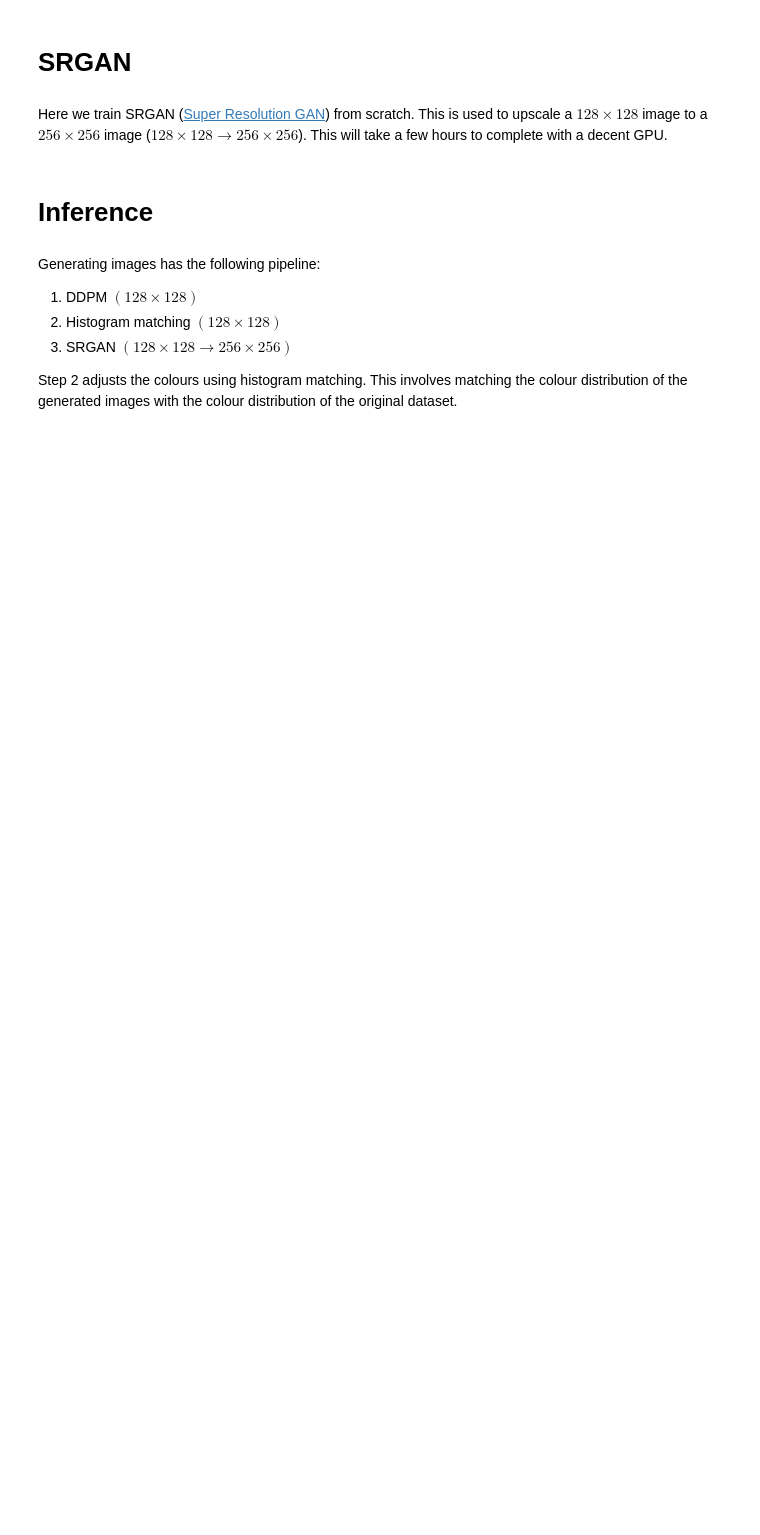
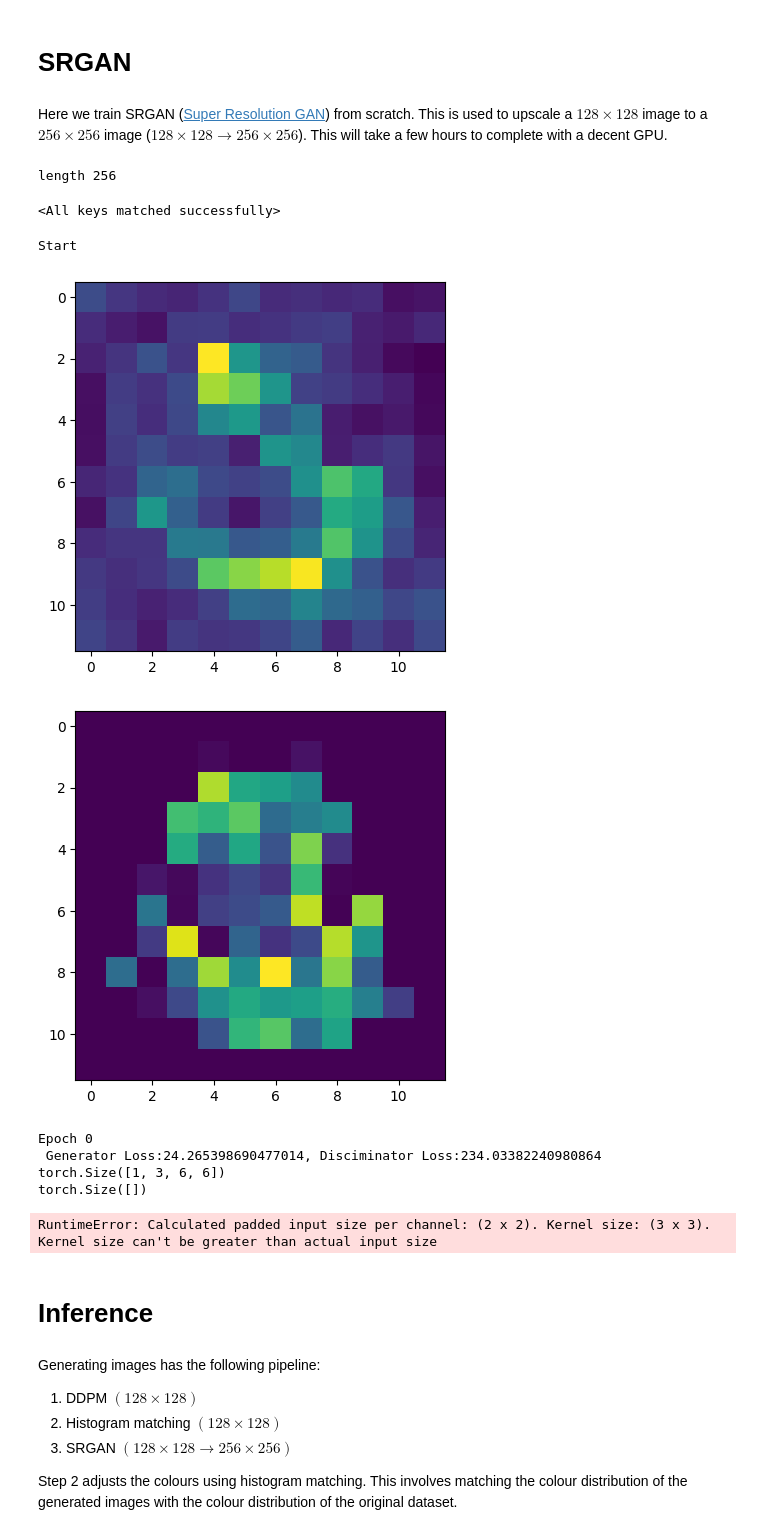
Before and after one commit to budai4medtech/xfetus, a Jupyter notebook: notebooks/difussion-super-resolution-gan/DSRGAN.ipynb, the cells around one changed output. Saved outputs shown, nothing was run; the diff lists cells and outputs as text; code cells hidden in the pictures; blank space fills up the shorter version.

Commit message:
trying to solve RuntimeEror from Runnig your models (#2)

```diff
--- a/notebooks/difussion-super-resolution-gan/DSRGAN.ipynb
+++ b/notebooks/difussion-super-resolution-gan/DSRGAN.ipynb
@@ -430,8 +431,9 @@ Epoch 1 average loss: 0.01040411632334326
 # %% [markdown]
 Here we train SRGAN ([Super Resolution GAN](https://arxiv.org/abs/1609.04802)) from scratch.  This is used to upscale a $128 \times 128$ image to a $256 \times 256$ image ($128 \times 128 \rightarrow 256 \times 256$). This will take a few hours to complete with a decent GPU.
 # %%
+image_size = 12
 # image_size = 28
-image_size = 256
+# image_size = 256
 
 # Number of workers for dataloader
 workers = 8
@@ -479,8 +481,8 @@ transform_ops=transforms.Compose([
                         transforms.Resize([image_size, image_size]),
                         transforms.Normalize(0.5, 0.5), #mean=0.5, std=0.5
                         ])
-original_dataset = FetalPlaneDataset(root_dir=dataroot,
-                            ref=ref,
+original_dataset = FetalPlaneDataset(root_dir=image_dataroot,
+                            ref=image_references,
                             plane=plane,
                             brain_plane=brain_plane,
                             us_machine=us_machine,
@@ -496,6 +498,8 @@ original_images = next(iter(original_dataloader))
 original_images = (original_images[1] + 1) * 127.5
 original_images = original_images.to(device)
 original_images = torch.cat((original_images,original_images,original_images), axis=1)
+# %% [output]
+length 256
 # %%
 
 # -- Degradation function --
@@ -650,7 +654,11 @@ class GeneratorLoss(nn.Module):
         return image_loss + 0.001 * adversarial_loss + 0.006 * perception_loss + 2e-8 * tv_loss
 # %%
 # Calculate the average colour distribution of the original dataset
-image_size = 256
+
+image_size = 12
+# image_size = 28
+# image_size = 256
+
 colour_keys = np.zeros((64,image_size,image_size))
 for i in range(63):
   batch = next(iter(dataloader))
@@ -672,16 +680,19 @@ image_pipe = DDPMPipeline.from_pretrained("google/ddpm-celebahq-256")
 image_pipe.to(device);
 scheduler = DDIMScheduler.from_pretrained("google/ddpm-celebahq-256")
 scheduler.set_timesteps(num_inference_steps=100)
-image_pipe.unet.load_state_dict(torch.load("128xfetal_10000.pth" ))
+image_pipe.unet.load_state_dict(torch.load("128xfetal_0.pth" ))
+# 128xfetal_10000
 
-# Load SRGAN
-upscale_factor = 2
-netG = Generator(upscale_factor)
-netG.load_state_dict(torch.load("SRGAN_G_x256_10.pth"))
-netG = netG.to(device)
+# # Load SRGAN
+# upscale_factor = 2
+# netG = Generator(upscale_factor)
+# netG.load_state_dict(torch.load("SRGAN_G_x256_10.pth"))
+# netG = netG.to(device)
+# #FileNotFoundError: [Errno 2] No such file or directory: 'SRGAN_G_x256_10.pth'
+# %% [output]
+<All keys matched successfully>
 # %%
 # Define models and hyperparameters
-device = torch.device("cuda" if torch.cuda.is_available() else "cpu")
 upscale_factor = 2
 netG = Generator(upscale_factor)
 netD = Discriminator()
@@ -690,7 +701,11 @@ generator_loss = generator_loss.to(device)
 netG = netG.to(device)
 netD = netD.to(device)
 loss = nn.MSELoss()
-num_epochs = 201
+
+
+channels = 3
+num_epochs = 2
+# num_epochs = 201
 
 # Optimisers
 optimiserG = optim.Adam(netG.parameters(), lr=0.0002)
@@ -705,7 +720,7 @@ with open('sr_gan_loss.csv', 'w') as f_object:
     writer_object.writerow(['Epoch', 'Generator_Loss', 'Disciminator_Loss', 'FID'])
     f_object.close()
 
-eval_noise = torch.randn(64, 3, int(image_size / 2), int(image_size / 2)).to(device) # noise
+eval_noise = torch.randn(64, channels, int(image_size / 2), int(image_size / 2)).to(device) # noise
 
 # Training loop
 print("Start")
@@ -756,7 +771,7 @@ for epoch in range(num_epochs):
     # Write loss csv
     current_fid = ""
     if epoch % 10 == 0:
-        fake_images = np.zeros((64, 3, image_size, image_size))
+        fake_images = np.zeros((64, channels, image_size, image_size))
         for it in range(64):
             # Define noise
             x_noise = eval_noise[it:it+1,...] # noise
@@ -765,6 +780,8 @@ for epoch in range(num_epochs):
             x = torch.clone(x_noise)
             for i, t in enumerate(scheduler.timesteps):
                 model_input = scheduler.scale_model_input(x, t)
+                print(model_input.shape)#torch.Size([1, 3, 6, 6])
+                print(t.shape)
                 with torch.no_grad():
                     noise_pred = image_pipe.unet(model_input, t)["sample"]
                 x = scheduler.step(noise_pred, t, x).prev_sample
@@ -791,33 +808,42 @@ for epoch in range(num_epochs):
             sr_img = sr_img.detach().cpu().numpy()
 
             # Upscale with super resolution
             sr_img = sr_img[0,0,...]
             sr_img = np.stack((sr_img,sr_img,sr_img), axis=0)
             sr_img = np.transpose(sr_img, (1,2,0))
             sr_img = (sr_img + 1) * 127.5
             fake_images[it,...] = np.transpose(sr_img, (2,0,1))
         # Calculate FID score using unaugmented images and fake images
         fake_images = torch.from_numpy(fake_images)
         fake_images = fake_images.to(device)
         fid.update(original_images.byte(), real=True)
         fid.update(fake_images.byte(), real=False)
         current_fid = fid.compute().item()
 
 
         # Save model weights
         torch.save(netG.state_dict(), "SRGAN_G_x256" + str(epoch))
 
     # Write loss/FID to a log file for each epoch
     with open('sr_gan_loss.csv', 'a') as f_object:
         writer_object = writer(f_object)
         writer_object.writerow([str(epoch),  str(total_g_loss / 236), str(total_d_loss / 236), str(current_fid)])
         f_object.close()
     fid.reset()
 
     # Save model and optimiser weights
     torch.save(netD.state_dict(), "SRGAN_D_x256")
     torch.save(optimiserG.state_dict(), "SRGAN_optimiserG_x256")
     torch.save(optimiserD.state_dict(), "SRGAN_optimiserD_x256")
+# %% [output]
+Start
+[figure, added]
+[figure, added]
+Epoch 0
+ Generator Loss:24.265398690477014, Disciminator Loss:234.03382240980864
+torch.Size([1, 3, 6, 6])
+torch.Size([])
+RuntimeError: Calculated padded input size per channel: (2 x 2). Kernel size: (3 x 3). Kernel size can't be greater than actual input size
 # %% [markdown]
 # Inference
 # %% [markdown]
```
Also changed, not shown: parts of 2 cells of this notebook, 1 other file.
